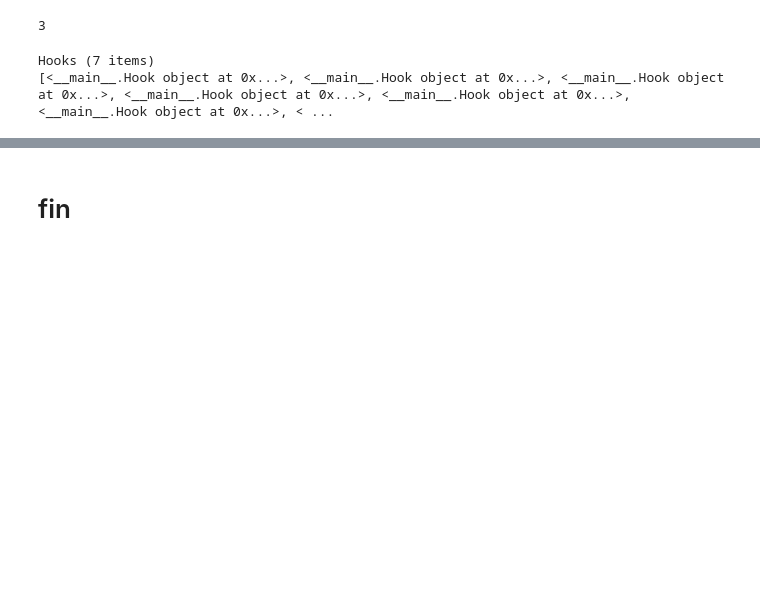
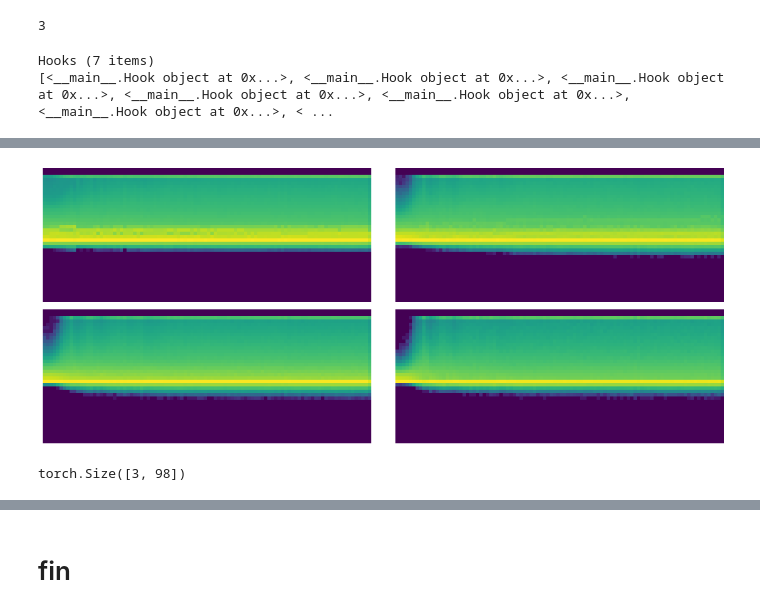
Before and after one commit to qAp/course-v3, a Jupyter notebook: nbs/dl2/06_cuda_cnn_hooks_init-lookntype.ipynb, the cells around one changed output, grey strips where cells are left out. Saved outputs shown, nothing was run; the diff lists cells and outputs as text; code cells hidden in the pictures; blank space fills up the shorter version.

```diff
--- a/nbs/dl2/06_cuda_cnn_hooks_init-lookntype.ipynb
+++ b/nbs/dl2/06_cuda_cnn_hooks_init-lookntype.ipynb
@@ -404,0 +519,12 @@ valid: [0.14327987060546876, tensor(0.9572, device='cuda:0')]
+# %%
+fig, axs = plt.subplots(nrows=2, ncols=2, figsize=(15, 6))
+for ax, h in zip(axs.flatten(), hooks[:4]):
+    ax.imshow(get_hist(h), origin='lower')
+    ax.axis('off')
+plt.tight_layout()
+# %% [output]
+[figure, added]
+# %%
+get_hist(hooks[0])[19:22].size()
+# %% [output]
+torch.Size([3, 98])
```
Also changed, not shown: parts of 44 cells of this notebook.
